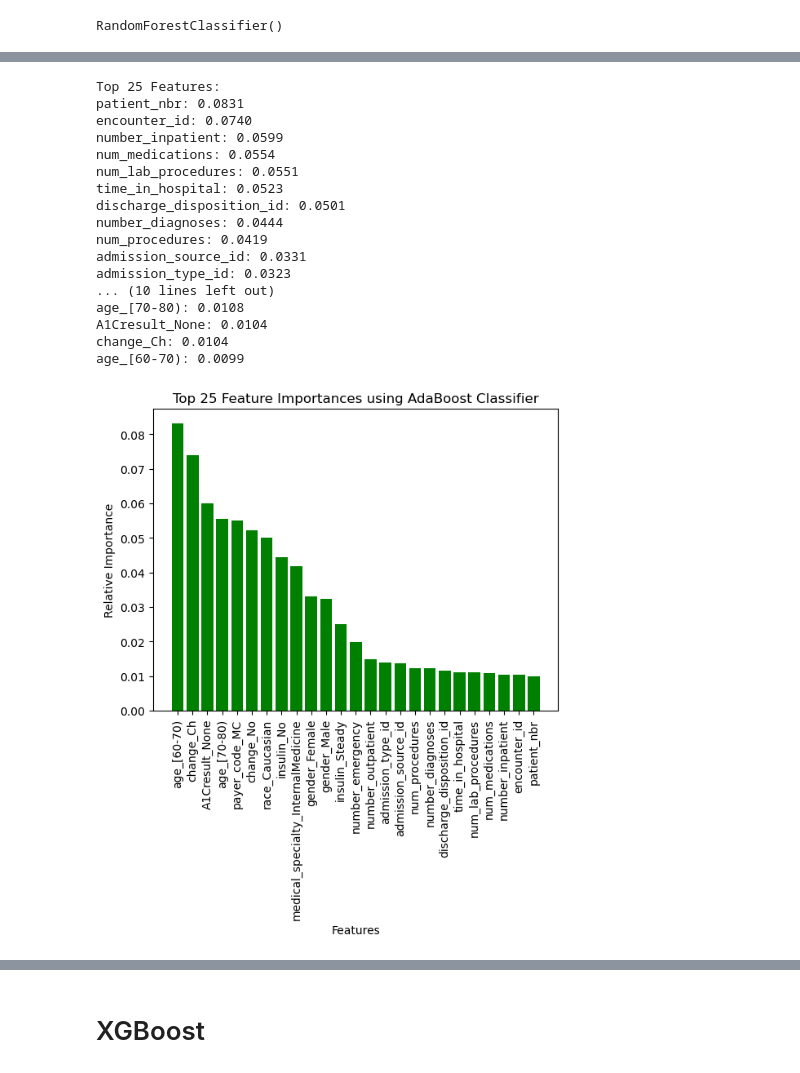
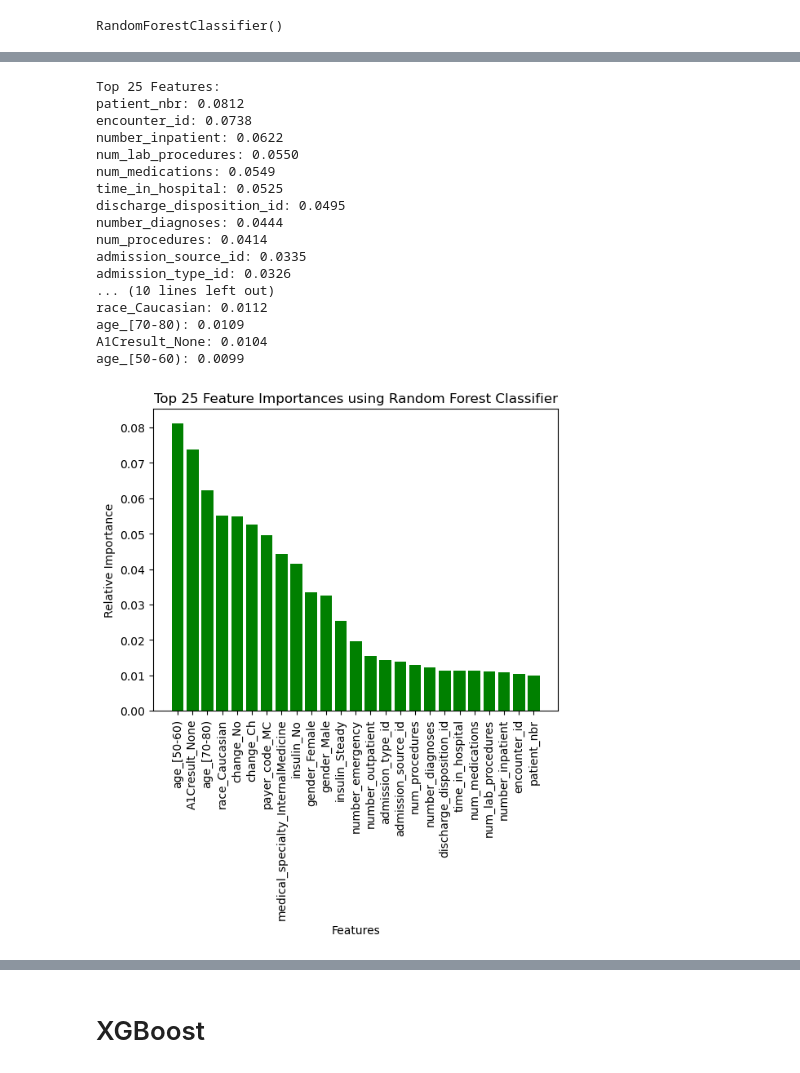
Before and after one commit to DiyadotSaha/ML_Diabetes_Project, a Jupyter notebook: Feature Selection with SMOTEEN.ipynb, the cells around one changed output, grey strips where cells are left out. Drawn from its saved outputs; the diff is of its cells as text; code cells hidden in the pictures.

```diff
--- a/Feature Selection with SMOTEEN.ipynb
+++ b/Feature Selection with SMOTEEN.ipynb
@@ -256,37 +244,37 @@ num_lab_procedures: 0.0551
 # %%
 n = 25  # You can change this to the desired number of features
 top_n_indices = indices[:n]
 top_n_features = [features[i] for i in top_n_indices]
 top_n_importances = importances[top_n_indices]
 
 print(f'Top {n} Features:')
 for feature, importance in zip(top_n_features, top_n_importances):
     print(f'{feature}: {importance:.4f}')
-plt.title(f'Top {n} Feature Importances using AdaBoost Classifier')
+plt.title(f'Top {n} Feature Importances using Random Forest Classifier')
 plt.bar(range(len(top_n_indices)-1, -1, -1), top_n_importances[::-1], color='g', align='center')
 plt.xticks(range(len(top_n_indices)), [features[i] for i in top_n_indices[::-1]], rotation='vertical')
 plt.ylabel('Relative Importance')
 plt.xlabel('Features')
 plt.show()
 # %% [output]
 Top 25 Features:
-patient_nbr: 0.0831
-encounter_id: 0.0740
-number_inpatient: 0.0599
-num_medications: 0.0554
-num_lab_procedures: 0.0551
-time_in_hospital: 0.0523
-discharge_disposition_id: 0.0501
+patient_nbr: 0.0812
+encounter_id: 0.0738
+number_inpatient: 0.0622
+num_lab_procedures: 0.0550
+num_medications: 0.0549
+time_in_hospital: 0.0525
+discharge_disposition_id: 0.0495
 number_diagnoses: 0.0444
-num_procedures: 0.0419
-admission_source_id: 0.0331
-admission_type_id: 0.0323
+num_procedures: 0.0414
+admission_source_id: 0.0335
+admission_type_id: 0.0326
 ... (10 lines left out)
-age_[70-80): 0.0108
+race_Caucasian: 0.0112
+age_[70-80): 0.0109
 A1Cresult_None: 0.0104
-change_Ch: 0.0104
-age_[60-70): 0.0099
+age_[50-60): 0.0099
-[figure, old version]
+[figure, new version]
 # %%
 # Plot the bar chart for the top n importances
 plt.title(f'Top {n} Feature Importances using Random Forest Classifier')
```
Also changed, not shown: parts of 20 cells of this notebook, 2 other files.
